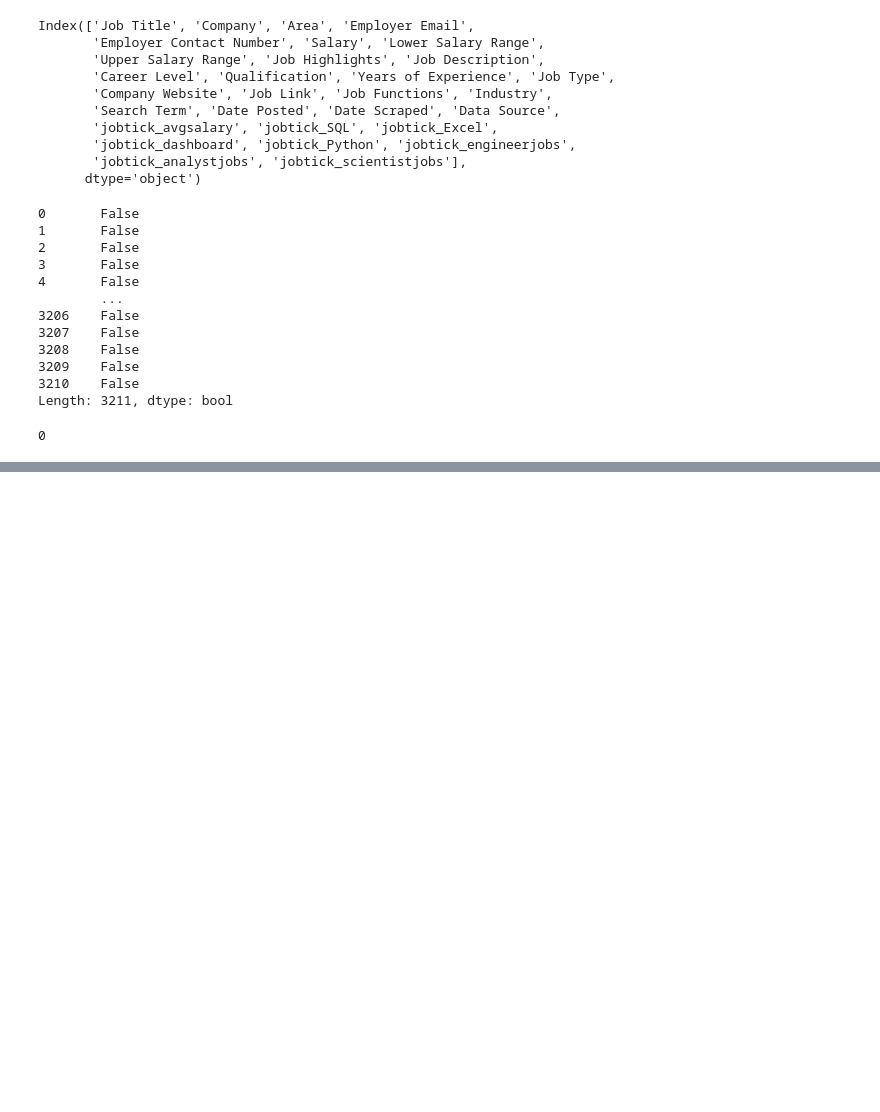
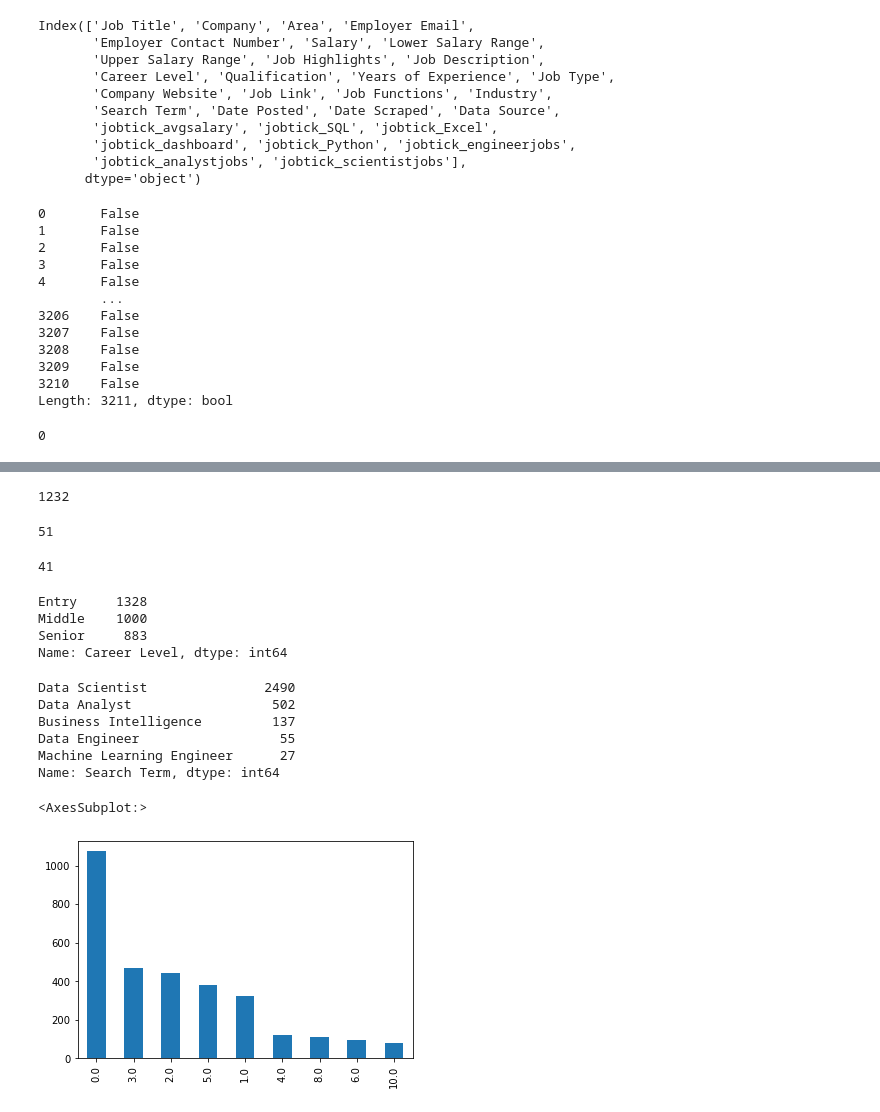
Before and after one commit to GerlechJen/HR-Analysis, a Jupyter notebook: hr_analysis.ipynb, the cells around one changed output, grey strips where cells are left out. Drawn from its saved outputs; the diff is of its cells as text; code cells hidden in the pictures; blank space fills up the shorter version.

```diff
--- a/hr_analysis.ipynb
+++ b/hr_analysis.ipynb
@@ -169,0 +161,39 @@ df["Job Type"].nunique()
+# %%
+# Total number of companies
+df.Company.nunique()
+# %% [output]
+1232
+# %%
+# Total number of industries
+df.Industry.nunique()
+# %% [output]
+51
+# %%
+# Total number of Job Types
+df["Job Type"].nunique()
+# %% [output]
+41
+# %%
+# Total number of entry, middle, and senior level jobs
+df['Career Level'].value_counts()
+# %% [output]
+Entry     1328
+Middle    1000
+Senior     883
+Name: Career Level, dtype: int64
+# %%
+# Total number of the different job titles searched
+df['Search Term'].value_counts()
+# %% [output]
+Data Scientist               2490
+Data Analyst                  502
+Business Intelligence         137
+Data Engineer                  55
+Machine Learning Engineer      27
+Name: Search Term, dtype: int64
+# %%
+# Plotting a bar graph to show the number of jobs based on years of work experience
+df["Years of Experience"].replace(-1,0).value_counts()[:10].plot.bar()
+# %% [output]
+<AxesSubplot:>
+[figure, added]
```
Also changed, not shown: parts of 18 cells of this notebook.
